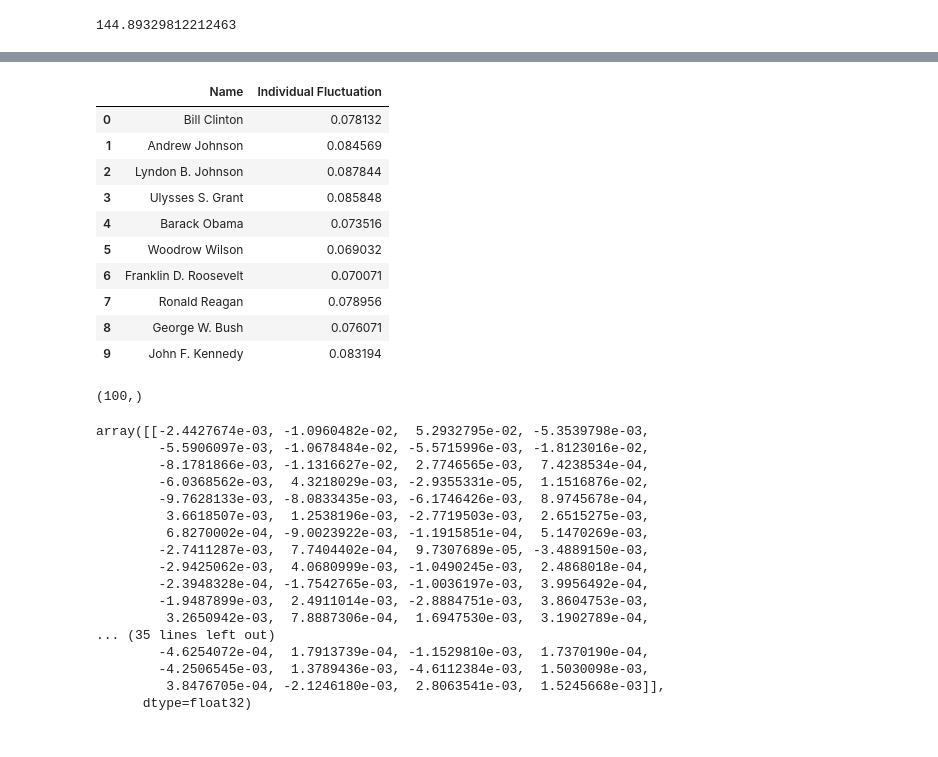
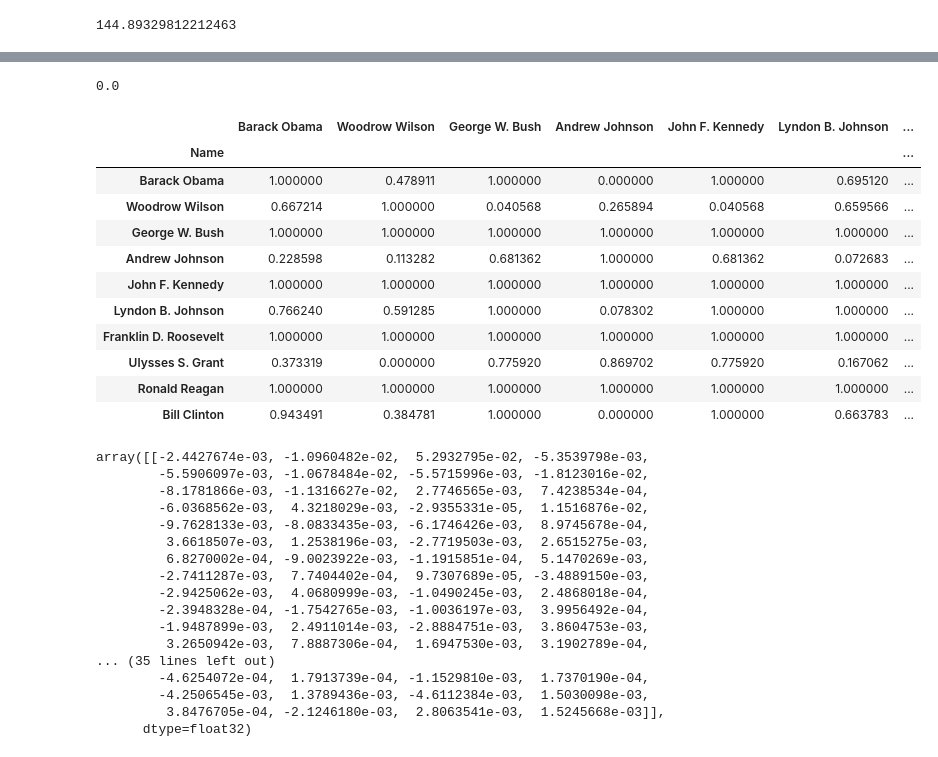
Before and after one commit to ShiyangLai/Political-Speech-Deep-Learning-Final-Project, a Jupyter notebook: notebook/word_embedding.ipynb, the cells around one changed output, grey strips where cells are left out. Drawn from its saved outputs; the diff is of its cells as text; code cells hidden in the pictures.

```diff
--- a/notebook/word_embedding.ipynb
+++ b/notebook/word_embedding.ipynb
@@ -285,13 +285,13 @@ ward_dist(tsneDoc[president_position, :], [])
 focal_presidents = []
 for president_name in presidents_names:
     x_index = speech[speech.President == president_name].index.values
-    if len(x_index) > 30:
+    if len(x_index) > 20:
         focal_presidents.append(president_name)
 # %%
 focal_topics = []
 for context_name in context_names:
     x_index = speech[speech.Context == context_name].index.values
-    if len(x_index) > 50:
+    if len(x_index) > 20:
         focal_topics.append(context_name)
 # %%
 # instead of using tsne, I will use PCA to reduce the cost of dimension reduction
@@ -314,5 +314,12 @@ for context in focal_topics:
         for president2 in focal_presidents:
             president2_index = speech[(speech.President == president2) & (speech.Context == context)].index.values
             president2_position = pcaSpace[president2_index, :]
-            dict[president2] = 1 / (1 + math.exp(-ward_dist(my_position, president2_position)))
+            dict[president2] = 1 / (1 + ward_dist(my_position, president2_position))
+        org_sim = list(dict.values())[2:]
+        try:
+            rescaled_sim = [(i-min(org_sim)) / (max(org_sim)-min(org_sim)) for i in org_sim]
+        except:
+            rescaled_sim = [i for i in org_sim]
+        for i, president2 in enumerate(focal_presidents):
+            dict[president2] = rescaled_sim[i]
         innov_df = innov_df.append(dict, ignore_index=True)
@@ -359,21 +405,24 @@ for president in focal_presidents:
     dict['Individual Fluctuation'] = mean_dist
     self_var = self_var.append(dict, ignore_index=True)
 # %%
+ward_dist(my_position, president2_position)
 # %% [output]
-|  | Name | Individual Fluctuation |
-| 0 | Bill Clinton | 0.078132 |
-| 1 | Andrew Johnson | 0.084569 |
-| 2 | Lyndon B. Johnson | 0.087844 |
-| 3 | Ulysses S. Grant | 0.085848 |
-| 4 | Barack Obama | 0.073516 |
-| 5 | Woodrow Wilson | 0.069032 |
-| 6 | Franklin D. Roosevelt | 0.070071 |
-| 7 | Ronald Reagan | 0.078956 |
-| 8 | George W. Bush | 0.076071 |
-| 9 | John F. Kennedy | 0.083194 |
+0.0
 # %%
+congress_net
 # %% [output]
-(100,)
+|  | Barack Obama | Woodrow Wilson | George W. Bush | Andrew Johnson | John F. Kennedy | Lyndon B. Johnson | ... |
+| Name |  |  |  |  |  |  | ... |
+| Barack Obama | 1.000000 | 0.478911 | 1.000000 | 0.000000 | 1.000000 | 0.695120 | ... |
+| Woodrow Wilson | 0.667214 | 1.000000 | 0.040568 | 0.265894 | 0.040568 | 0.659566 | ... |
+| George W. Bush | 1.000000 | 1.000000 | 1.000000 | 1.000000 | 1.000000 | 1.000000 | ... |
+| Andrew Johnson | 0.228598 | 0.113282 | 0.681362 | 1.000000 | 0.681362 | 0.072683 | ... |
+| John F. Kennedy | 1.000000 | 1.000000 | 1.000000 | 1.000000 | 1.000000 | 1.000000 | ... |
+| Lyndon B. Johnson | 0.766240 | 0.591285 | 1.000000 | 0.078302 | 1.000000 | 1.000000 | ... |
+| Franklin D. Roosevelt | 1.000000 | 1.000000 | 1.000000 | 1.000000 | 1.000000 | 1.000000 | ... |
+| Ulysses S. Grant | 0.373319 | 0.000000 | 0.775920 | 0.869702 | 0.775920 | 0.167062 | ... |
+| Ronald Reagan | 1.000000 | 1.000000 | 1.000000 | 1.000000 | 1.000000 | 1.000000 | ... |
+| Bill Clinton | 0.943491 | 0.384781 | 1.000000 | 0.000000 | 1.000000 | 0.663783 | ... |
 # %%
 my_position
 # %% [output]
```
Also changed, not shown: parts of 11 cells of this notebook, 14 other files.
